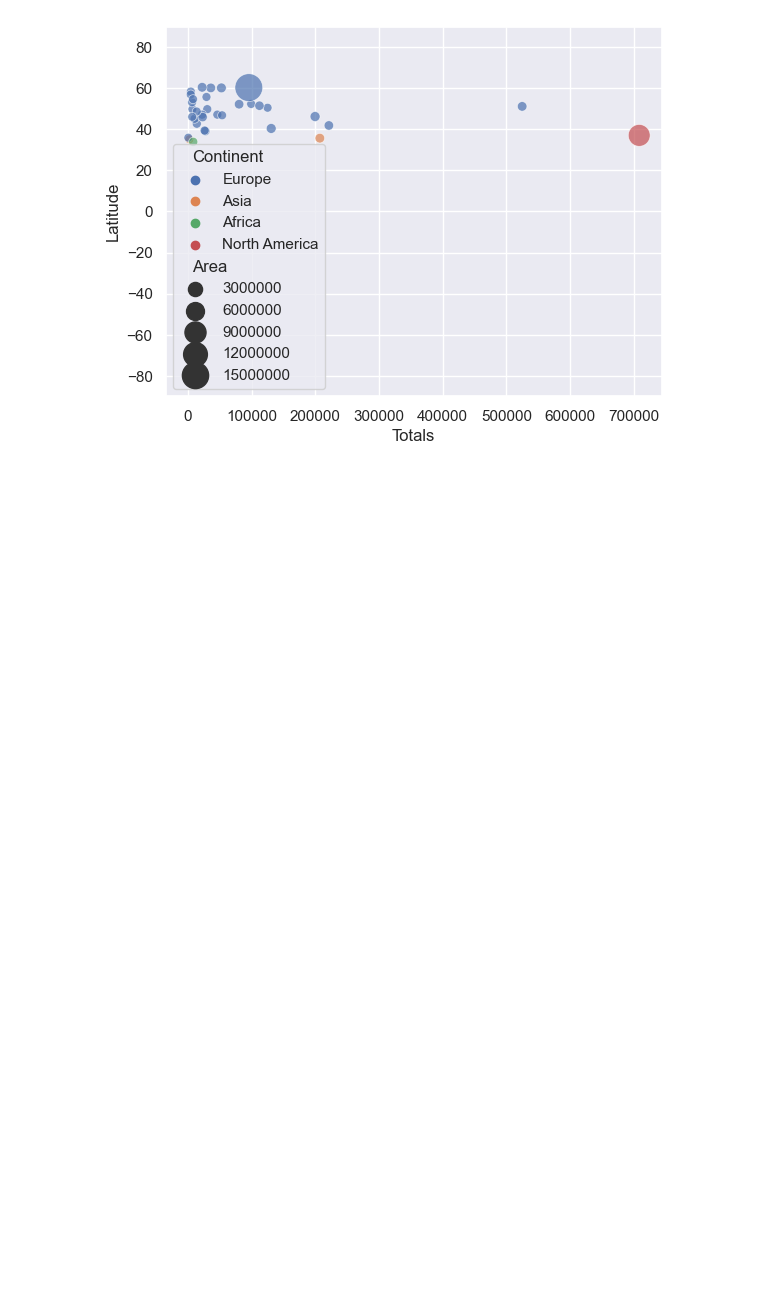
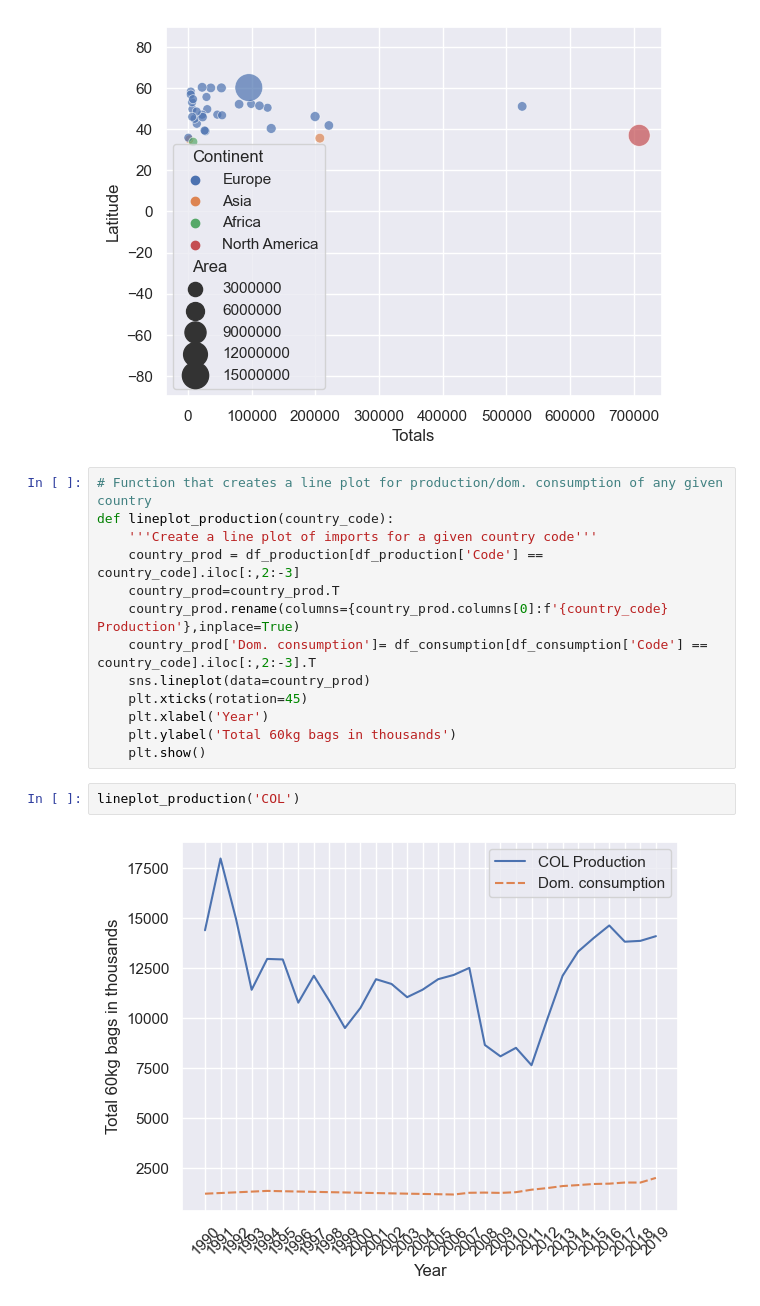
Before and after one commit to jjcastillot/Coffee_production_consumption, a Jupyter notebook: coffee_data_analysis.ipynb, the cells around one changed output. Saved outputs shown, nothing was run; the diff lists cells and outputs as text; blank space fills up the shorter version.

```diff
--- a/coffee_data_analysis.ipynb
+++ b/coffee_data_analysis.ipynb
@@ -168,3 +178,20 @@ ax.set_ylim([-90, 90])
 plt.show()
 # %% [output]
 [figure]
+# %%
+# Function that creates a line plot for production/dom. consumption of any given country
+def lineplot_production(country_code):
+    '''Create a line plot of imports for a given country code'''
+    country_prod = df_production[df_production['Code'] == country_code].iloc[:,2:-3]
+    country_prod=country_prod.T
+    country_prod.rename(columns={country_prod.columns[0]:f'{country_code} Production'},inplace=True)
+    country_prod['Dom. consumption']= df_consumption[df_consumption['Code'] == country_code].iloc[:,2:-3].T
+    sns.lineplot(data=country_prod)
+    plt.xticks(rotation=45)
+    plt.xlabel('Year')
+    plt.ylabel('Total 60kg bags in thousands')
+    plt.show()
+# %%
+lineplot_production('COL')
+# %% [output]
+[figure, added]
```
Also changed, not shown: parts of 5 cells of this notebook, 5 other files.
